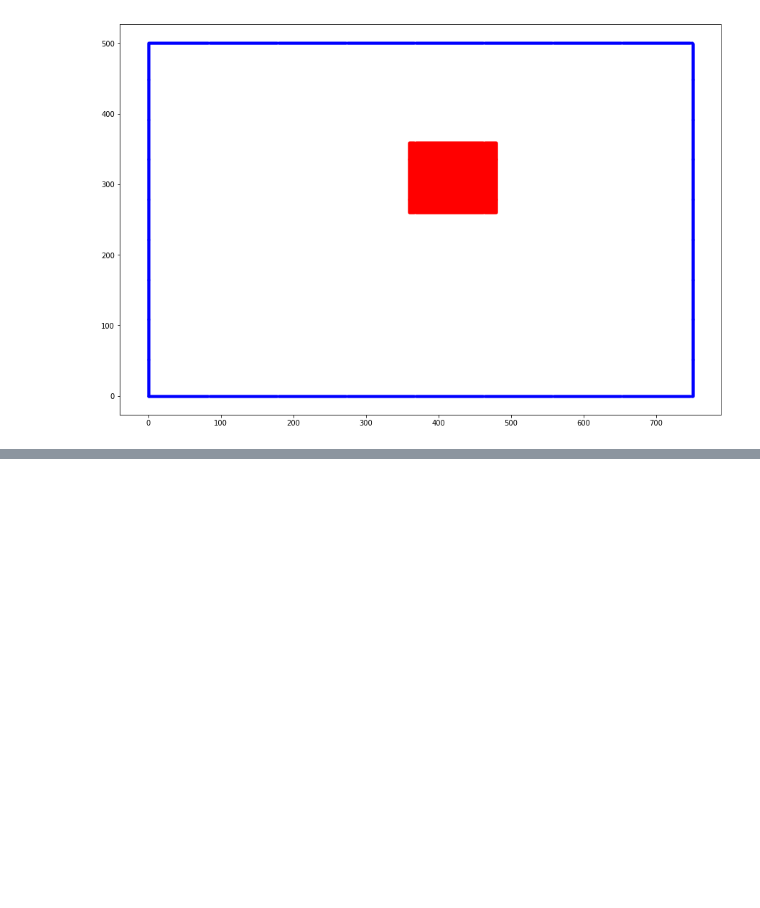
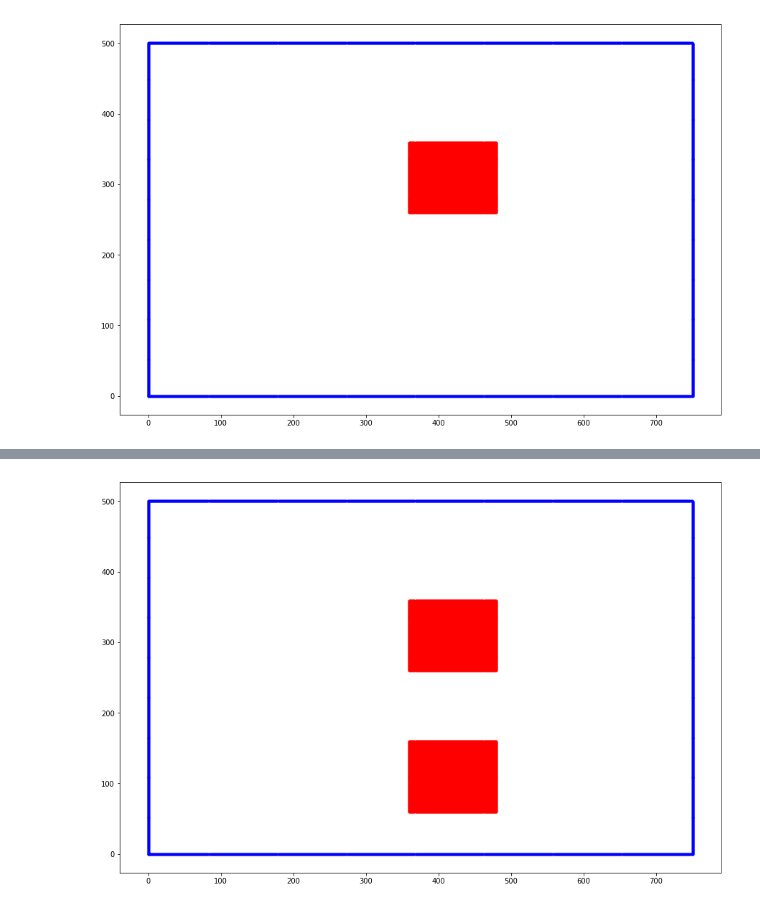
Before and after one commit to ashwinkannan94/EE209, a Jupyter notebook: PSET4/PSET4.ipynb, the cells around one changed output, grey strips where cells are left out. Saved outputs shown, nothing was run; the diff lists cells and outputs as text; code cells hidden in the pictures; blank space fills up the shorter version.

```diff
--- a/PSET4/PSET4.ipynb
+++ b/PSET4/PSET4.ipynb
@@ -134,0 +198,19 @@ plt.show()
+# %%
+c_space_border = []
+for i in range(len(c_space_border_overlap)):
+    max_x = max(c_space_border_overlap[i],key=lambda item:item[0])[0]
+    min_x = min(c_space_border_overlap[i],key=lambda item:item[0])[0]
+    max_y = max(c_space_border_overlap[i],key=lambda item:item[1])[1]
+    min_y = min(c_space_border_overlap[i],key=lambda item:item[1])[1]
+    for x in range(min_x, max_x):
+        for y in range(min_y, max_y):
+            c_space_border.append((x,y))
+# %%
+plt.figure(figsize=(15, 10))
+for border_point in border:
+    plt.scatter(border_point[0], border_point[1], c='b', marker = '.')
+for obstacle_point in c_space_border:
+    plt.scatter(obstacle_point[0], obstacle_point[1], c='r', marker = '.')
+plt.show()
+# %% [output]
+[figure, added]
```
Also changed, not shown: parts of 10 cells of this notebook.
